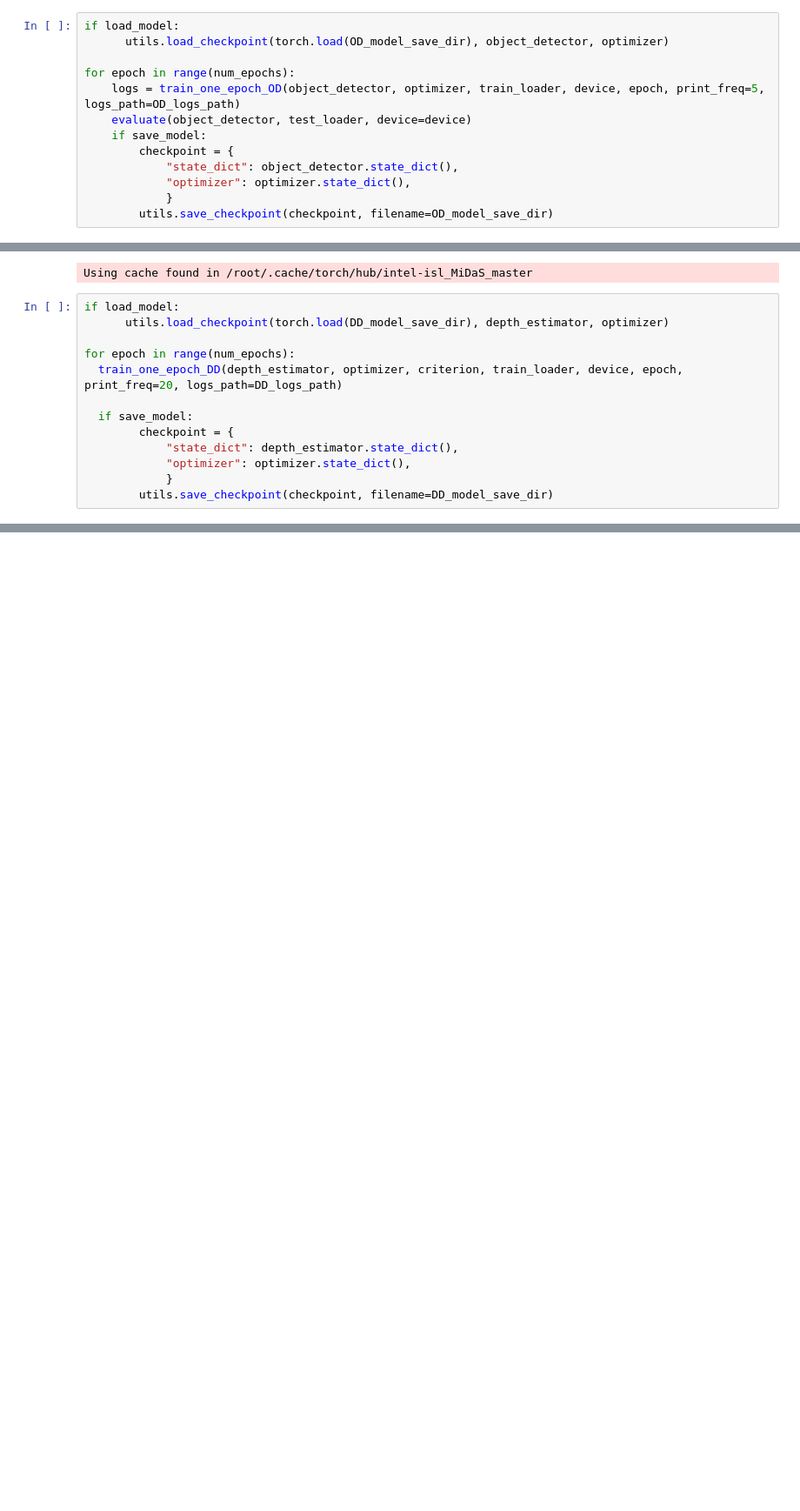
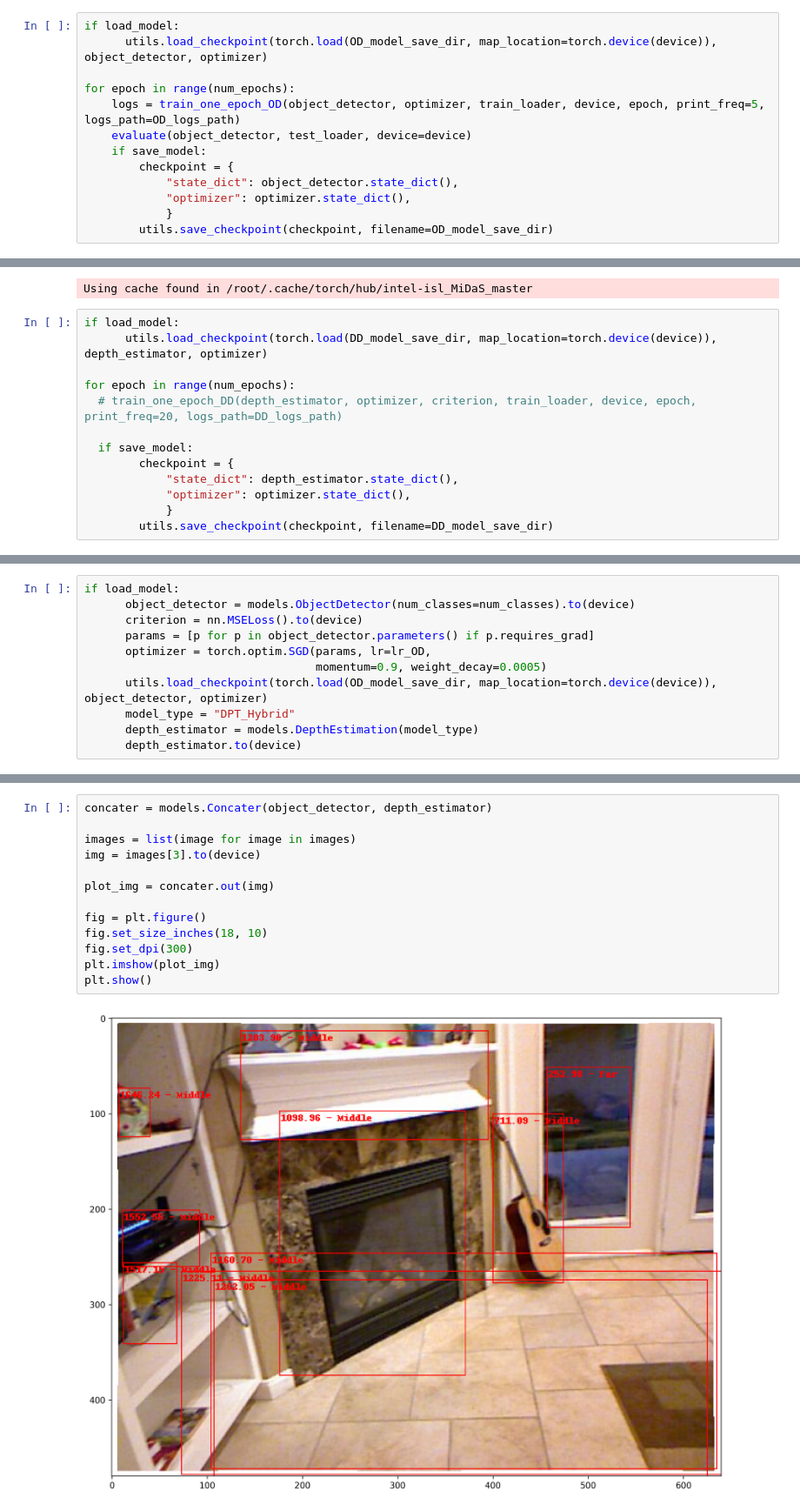
Before and after one commit to AminAlam/Deep-Object, a Jupyter notebook: train.ipynb, the cells around one changed output, grey strips where cells are left out. Shown at 87% size. Cells and saved outputs as stored; diff of their text form; blank space fills up the shorter version.

Commit message:
Concater class implemented

```diff
--- a/train.ipynb
+++ b/train.ipynb
@@ -143,7 +158,7 @@ optimizer = torch.optim.SGD(params, lr=lr_OD,
                             momentum=0.9, weight_decay=0.0005)
 # %%
 if load_model:
-      utils.load_checkpoint(torch.load(OD_model_save_dir), object_detector, optimizer)
+      utils.load_checkpoint(torch.load(OD_model_save_dir, map_location=torch.device(device)), object_detector, optimizer)
 
 for epoch in range(num_epochs):
     logs = train_one_epoch_OD(object_detector, optimizer, train_loader, device, epoch, print_freq=5, logs_path=OD_logs_path)
@@ -194,10 +209,10 @@ optimizer = torch.optim.SGD(params, lr=lr_DD,
 Using cache found in /root/.cache/torch/hub/intel-isl_MiDaS_master
 # %%
 if load_model:
-      utils.load_checkpoint(torch.load(DD_model_save_dir), depth_estimator, optimizer)
+      utils.load_checkpoint(torch.load(DD_model_save_dir, map_location=torch.device(device)), depth_estimator, optimizer)
 
 for epoch in range(num_epochs):
-  train_one_epoch_DD(depth_estimator, optimizer, criterion, train_loader, device, epoch, print_freq=20, logs_path=DD_logs_path)
+  # train_one_epoch_DD(depth_estimator, optimizer, criterion, train_loader, device, epoch, print_freq=20, logs_path=DD_logs_path)
 
   if save_model:
         checkpoint = {
@@ -225,0 +227,11 @@ Epoch = 3 | Itter =  160/326 | Loss = 0.02395574562251568
+# %%
+if load_model:
+      object_detector = models.ObjectDetector(num_classes=num_classes).to(device)
+      criterion = nn.MSELoss().to(device)
+      params = [p for p in object_detector.parameters() if p.requires_grad]
+      optimizer = torch.optim.SGD(params, lr=lr_OD,
+                                  momentum=0.9, weight_decay=0.0005)
+      utils.load_checkpoint(torch.load(OD_model_save_dir, map_location=torch.device(device)), object_detector, optimizer)
+      model_type = "DPT_Hybrid"
+      depth_estimator = models.DepthEstimation(model_type)
+      depth_estimator.to(device)
@@ -225,0 +241,15 @@ Epoch = 3 | Itter =  160/326 | Loss = 0.02395574562251568
+# %%
+concater = models.Concater(object_detector, depth_estimator)
+
+images = list(image for image in images)
+img = images[3].to(device)
+
+plot_img = concater.out(img)
+
+fig = plt.figure()
+fig.set_size_inches(18, 10)
+fig.set_dpi(300)
+plt.imshow(plot_img)
+plt.show()
+# %% [output]
+[figure, added]
```
Also changed, not shown: parts of 9 cells of this notebook, 1 other file.
